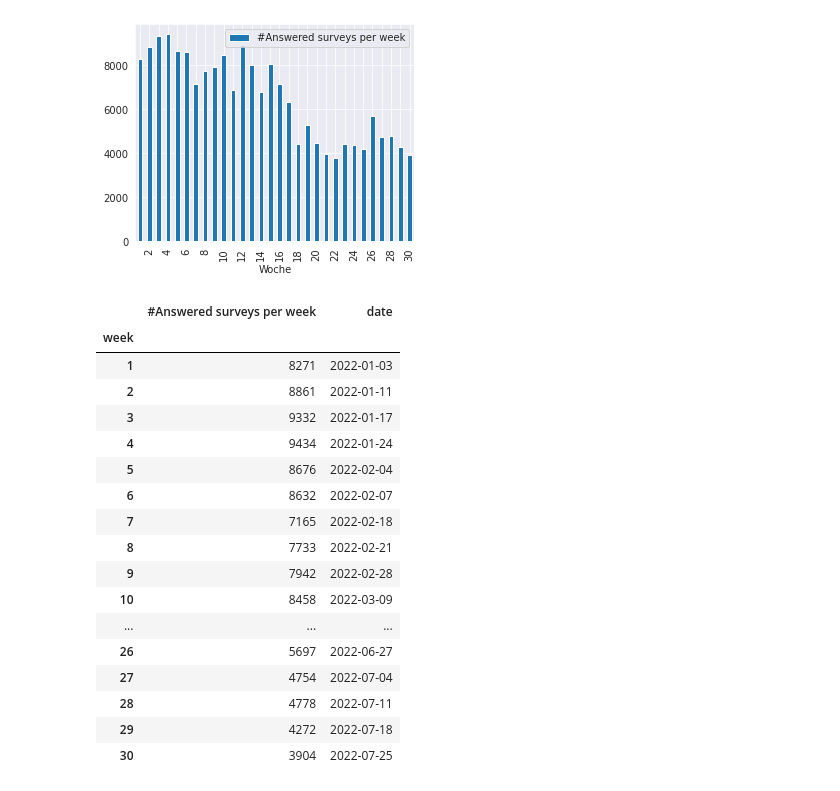
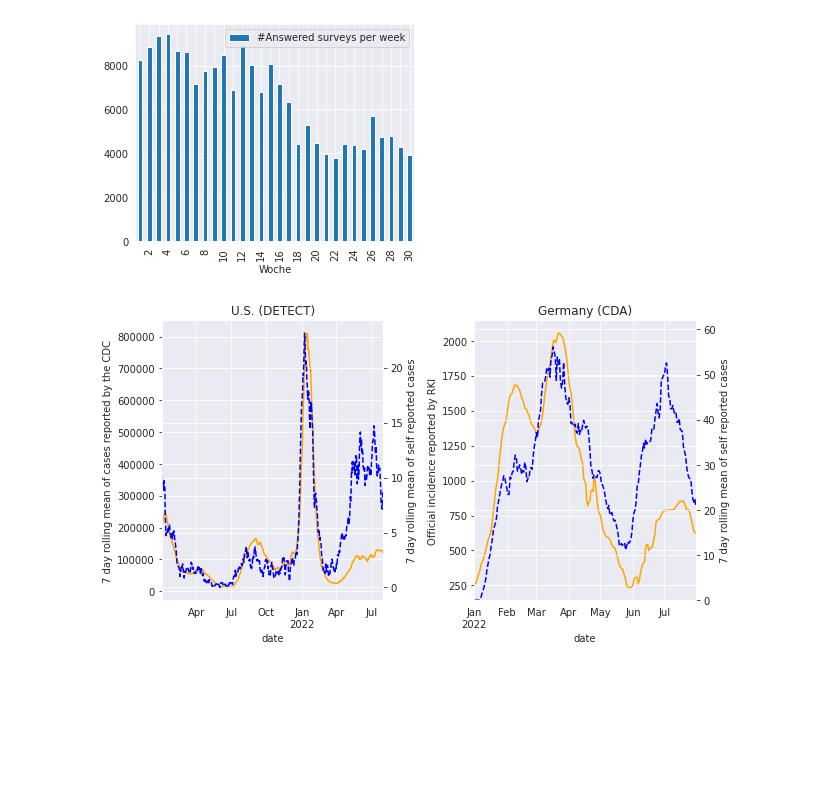
Before and after one commit to jakobkolb/ml-covid-nowcasting, a Jupyter notebook: model/reported_incidence.ipynb, the cells around one changed output. Saved outputs shown, nothing was run; the diff lists cells and outputs as text; code cells hidden in the pictures; blank space fills up the shorter version.

Commit message:
update reported incidence plot.

```diff
--- a/model/reported_incidence.ipynb
+++ b/model/reported_incidence.ipynb
@@ -1255,14 +1255,14 @@ colors = ['#D06B62', '#5F9FCA']
 df = daily_aggregate_test_data.rolling('7D').mean().merge(incidence_official, on='date')
 df['date'] = df['date'].apply(pd.to_datetime)
 df = df.set_index('date')[['all', 'official_incidence']]
-df.columns = ['Datenspende Inziden', '7 Tage Inzidenz (RKI)']
+df.columns = ['cda cases', 'case incidence rki']
 
 fig, ax = plt.subplots(figsize=(4, 4))
 
 axb = ax.twinx()
 
-df[['Datenspende Inziden']].plot(ax=axb, color=colors[1], legend=False)
-df[['7 Tage Inzidenz (RKI)']].plot(ax=ax, color=colors[0], legend=False)
+df[['cda cases']].plot(ax=axb, color=colors[1], legend=False)
+df[['case incidence rki']].plot(ax=ax, color=colors[0], legend=False)
 
 ax.set_xlim(pd.to_datetime('20220101'), pd.to_datetime('20220815'))
 
@@ -1280,6 +1280,8 @@ axb.set_ylabel('7 Tage Mittel der selbst gemeldeten Infektionen')
 
 fig.tight_layout()
 fig.savefig('Inzidenz.png', dpi=300, transparent=True)
+
+cda = df.copy()
 # %% [output]
 [figure]
 # %%
@@ -1310,8 +1312,8 @@ fig, ax = plt.subplots(figsize=(4.3, 4))
 
 axb = ax.twinx()
 
-df[['DETECT Inzidenz']].plot(ax=axb, color=colors[1], legend=False)
-df[['7 Tage Inzidenz (RKI)']].plot(ax=ax, color=colors[0], legend=False)
+df[['detect cases']].plot(ax=axb, color=colors[1], legend=False)
+df[['case count cdc']].plot(ax=ax, color=colors[0], legend=False)
 
 ax.set_xlim(pd.to_datetime('20210501'), pd.to_datetime('20220815'))
 
@@ -1329,4 +1331,6 @@ axb.set_ylabel('7 Tage Mittel der selbst gemeldeten Infektionen')
 
 fig.tight_layout()
 fig.savefig('Inzidenz_DETECT.png', dpi=300, transparent=True)
+detect = df.query('date>20210101').copy()
+detect.head()
 # %% [output]
@@ -1368,24 +1379,40 @@ ax.set_xlabel('Woche')
 fig.savefig('Weekly_survey_respondents.png', dpi=300)
 # %% [output]
 [figure]
-# %%
-hist
-# %% [output]
-|  | #Answered surveys per week | date |
-| week |  |  |
-| 1 | 8271 | 2022-01-03 |
-| 2 | 8861 | 2022-01-11 |
-| 3 | 9332 | 2022-01-17 |
-| 4 | 9434 | 2022-01-24 |
-| 5 | 8676 | 2022-02-04 |
-| 6 | 8632 | 2022-02-07 |
-| 7 | 7165 | 2022-02-18 |
-| 8 | 7733 | 2022-02-21 |
-| 9 | 7942 | 2022-02-28 |
-| 10 | 8458 | 2022-03-09 |
-| ... | ... | ... |
-| 26 | 5697 | 2022-06-27 |
-| 27 | 4754 | 2022-07-04 |
-| 28 | 4778 | 2022-07-11 |
-| 29 | 4272 | 2022-07-18 |
-| 30 | 3904 | 2022-07-25 |
+# %%
+fig, axes = plt.subplots(ncols=2, figsize=(9, 5))
+
+style = {
+    "reported": {"color": 'blue', 'style': '--', "legend": False},
+    "official": {"color": "orange", "legend": False}}
+
+# plot detect data in left panel
+ax1a = axes[0]
+ax1b = ax1a.twinx()
+
+detect[['detect cases']].plot(ax=ax1b, **style['reported'])
+detect[['case count cdc']].plot(ax=ax1a, **style['official'])
+
+ax1a.set_ylabel('7 day rolling mean of cases reported by the CDC')
+ax1b.set_ylabel('7 day rolling mean of self reported cases')
+ax1a.set_title('U.S. (DETECT)')
+
+# plot cda data in the right panel
+
+ax2a = axes[1]
+ax2b = ax2a.twinx()
+
+cda[['cda cases']].plot(ax=ax2b, **style['reported'])
+cda[['case incidence rki']].plot(ax=ax2a, **style['official'])
+
+ax2a.set_ylabel('Official incidence reported by RKI')
+ax2b.set_ylabel('7 day rolling mean of self reported cases')
+ax2b.set_title('Germany (CDA)')
+
+ax2b.set_ylim([0, 62])
+
+fig.tight_layout()
+
+fig.savefig('reported_cases_comparison.eps')
+# %% [output]
+[figure, added]
```
Also changed, not shown: parts of 19 cells of this notebook, 3 other files.
